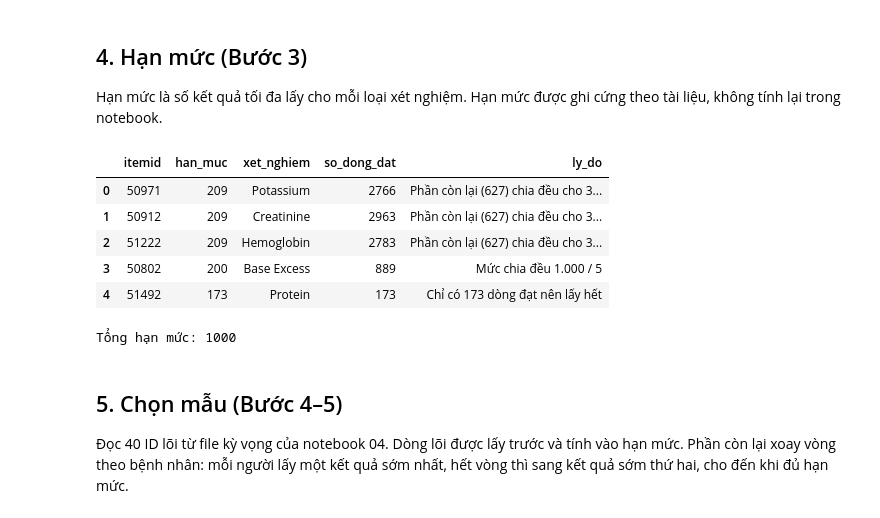
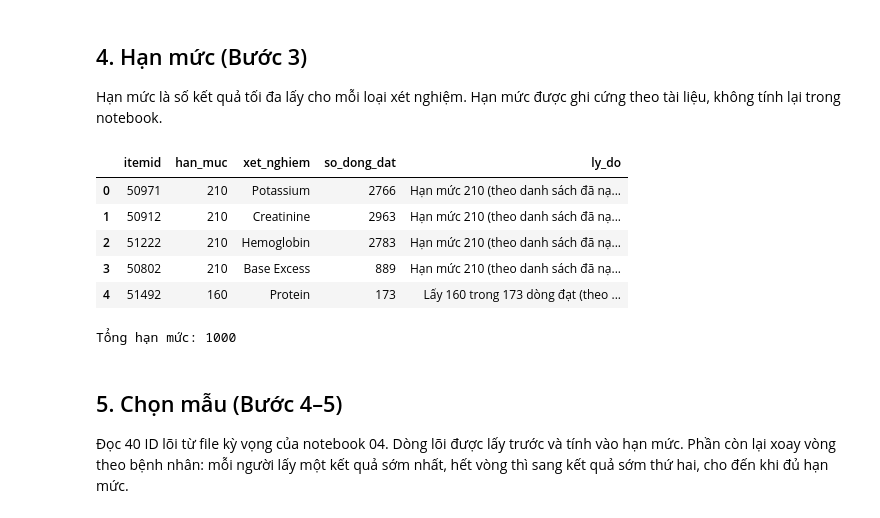
Before and after one commit to tungthien408/lis-fhir-emr-stat-audit, a Jupyter notebook: notebooks/05_sample_selection_1000.ipynb, the cells around one changed output. Cells and saved outputs as stored; diff of their text form; code cells hidden in the pictures.

```diff
--- a/notebooks/05_sample_selection_1000.ipynb
+++ b/notebooks/05_sample_selection_1000.ipynb
@@ -122,25 +122,25 @@ Tổng số dòng trong nhóm 5 loại: 9574 (tài liệu: 9.574)
 Hạn mức là số kết quả tối đa lấy cho mỗi loại xét nghiệm. Hạn mức được ghi cứng theo tài liệu, không tính lại trong notebook.
 # %%
 REASON = {
-    "51492": "Chỉ có 173 dòng đạt nên lấy hết",
-    "50802": "Mức chia đều 1.000 / 5",
-    "50971": "Phần còn lại (627) chia đều cho 3 loại",
-    "50912": "Phần còn lại (627) chia đều cho 3 loại",
-    "51222": "Phần còn lại (627) chia đều cho 3 loại",
+    "51492": "Lấy 160 trong 173 dòng đạt (theo danh sách đã nạp LIS)",
+    "50802": "Hạn mức 210 (theo danh sách đã nạp LIS)",
+    "50971": "Hạn mức 210 (theo danh sách đã nạp LIS)",
+    "50912": "Hạn mức 210 (theo danh sách đã nạp LIS)",
+    "51222": "Hạn mức 210 (theo danh sách đã nạp LIS)",
 }
 quota_table = pd.DataFrame({"itemid": list(QUOTAS), "han_muc": list(QUOTAS.values())})
 quota_table["xet_nghiem"] = quota_table["itemid"].map(cat["label"])
 quota_table["so_dong_dat"] = quota_table["itemid"].map(pool_table.set_index("itemid")["so_ket_qua"])
 quota_table["ly_do"] = quota_table["itemid"].map(REASON)
 display(quota_table)
 print("Tổng hạn mức:", sum(QUOTAS.values()))
 # %% [output]
 |  | itemid | han_muc | xet_nghiem | so_dong_dat | ly_do |
-| 0 | 50971 | 209 | Potassium | 2766 | Phần còn lại (627) chia đều cho 3... |
-| 1 | 50912 | 209 | Creatinine | 2963 | Phần còn lại (627) chia đều cho 3... |
-| 2 | 51222 | 209 | Hemoglobin | 2783 | Phần còn lại (627) chia đều cho 3... |
-| 3 | 50802 | 200 | Base Excess | 889 | Mức chia đều 1.000 / 5 |
-| 4 | 51492 | 173 | Protein | 173 | Chỉ có 173 dòng đạt nên lấy hết |
+| 0 | 50971 | 210 | Potassium | 2766 | Hạn mức 210 (theo danh sách đã nạ... |
+| 1 | 50912 | 210 | Creatinine | 2963 | Hạn mức 210 (theo danh sách đã nạ... |
+| 2 | 51222 | 210 | Hemoglobin | 2783 | Hạn mức 210 (theo danh sách đã nạ... |
+| 3 | 50802 | 210 | Base Excess | 889 | Hạn mức 210 (theo danh sách đã nạ... |
+| 4 | 51492 | 160 | Protein | 173 | Lấy 160 trong 173 dòng đạt (theo ... |
 Tổng hạn mức: 1000
 # %% [markdown]
 ## 5. Chọn mẫu (Bước 4–5)
```
Also changed, not shown: parts of 6 cells of this notebook, 5 other files.
